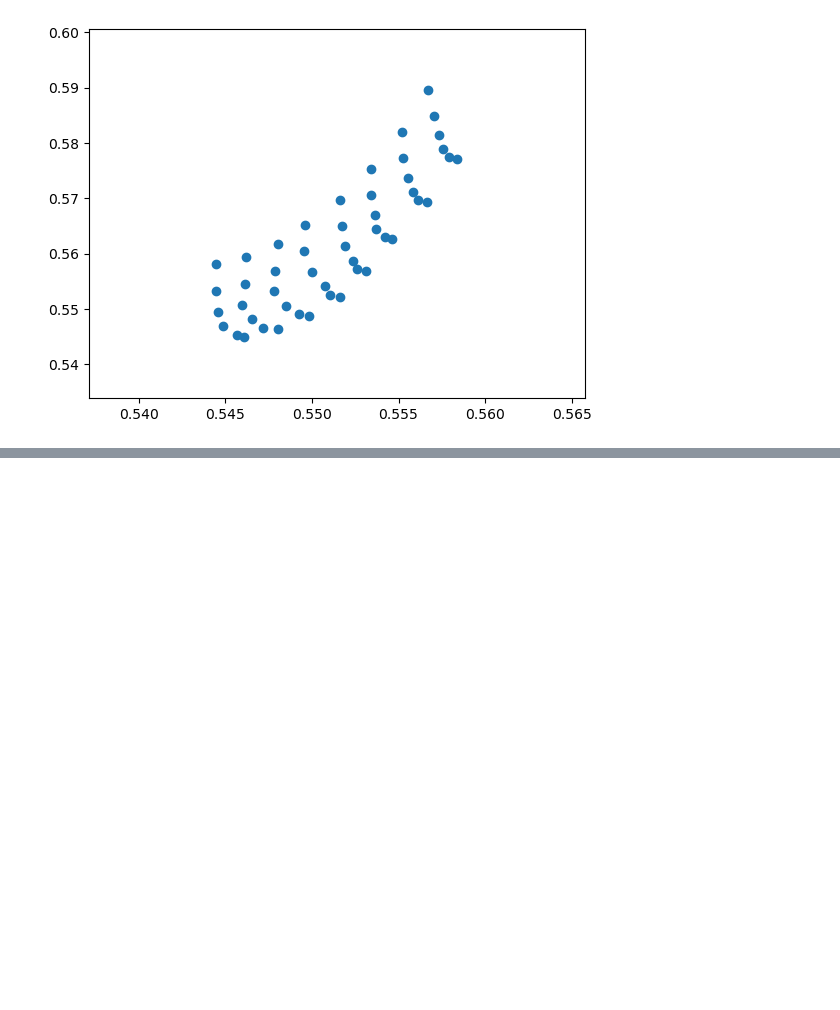
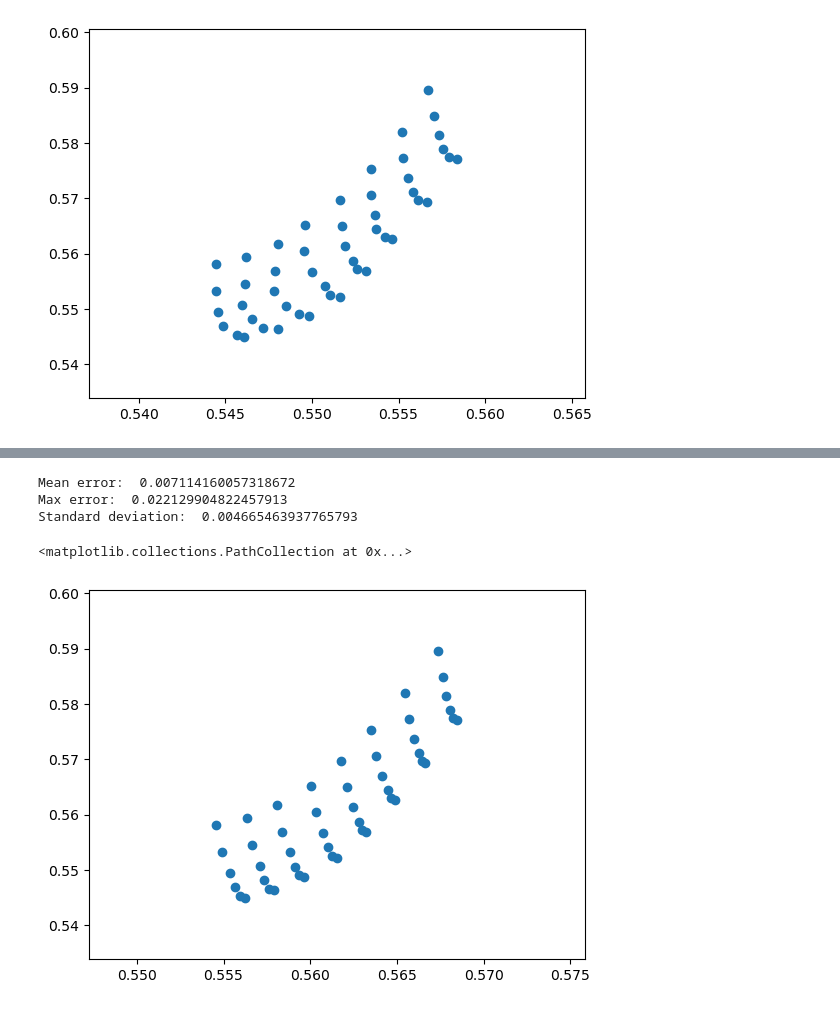
Before and after one commit to tauzn-clock/deep-stereo, a Jupyter notebook: scripts/evaluate_accuracy.ipynb, the cells around one changed output, grey strips where cells are left out. Drawn from its saved outputs; the diff is of its cells as text; code cells hidden in the pictures; blank space fills up the shorter version.

```diff
--- a/scripts/evaluate_accuracy.ipynb
+++ b/scripts/evaluate_accuracy.ipynb
@@ -148,0 +174,3 @@ Standard deviation:  0.008251471843604065
+# %%
+est_depth = data_conversion.interpolate_depth(pred_depth,corners.reshape(-1, 2))
+print(est_depth)
@@ -148,0 +186,13 @@ Standard deviation:  0.008251471843604065
+# %%
+error = np.abs(est_depth - camera_estimated_depth)
+print("Mean error: ", np.mean(error))
+print("Max error: ", np.max(error))
+print("Standard deviation: ", np.std(error))
+
+plt.scatter(est_depth, camera_estimated_depth)
+# %% [output]
+Mean error:  0.007114160057318672
+Max error:  0.022129904822457913
+Standard deviation:  0.004665463937765793
+<matplotlib.collections.PathCollection at 0x...>
+[figure, added]
```
Also changed, not shown: parts of 3 cells of this notebook, 2 other files.
